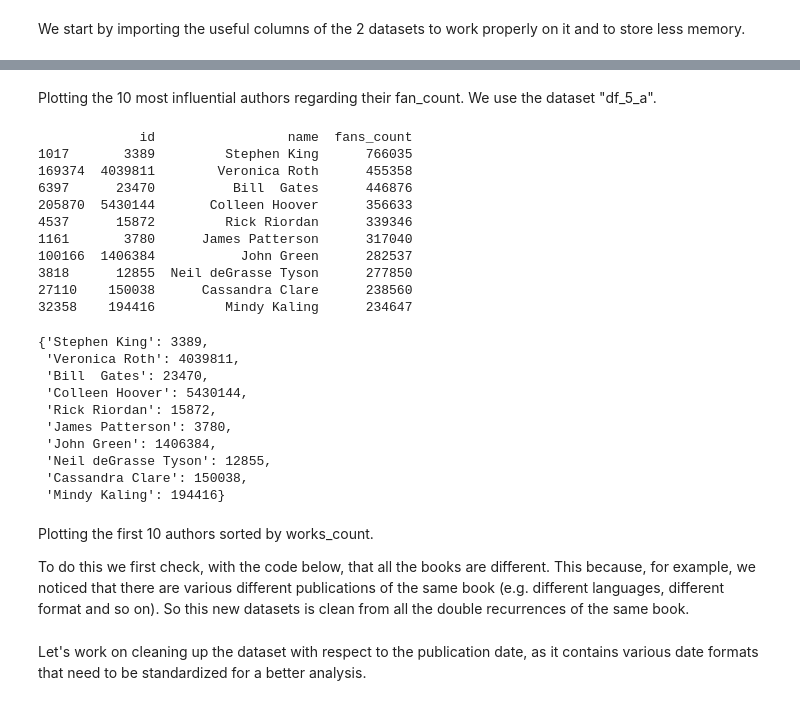
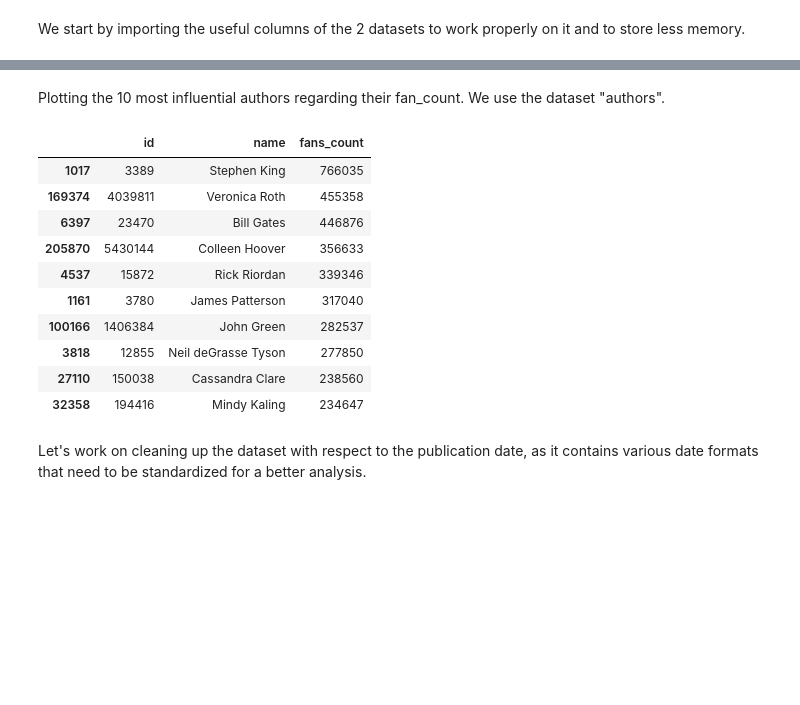
Before and after one commit to RiccardoCorr/ADM_HW_2, a Jupyter notebook: hw2.ipynb, the cells around one changed output, grey strips where cells are left out. Drawn from its saved outputs; the diff is of its cells as text; code cells hidden in the pictures; blank space fills up the shorter version.

```diff
--- a/hw2.ipynb
+++ b/hw2.ipynb
@@ -96,45 +114,31 @@ df_5_b = pd.concat(dfs, ignore_index = True)
 # %% [markdown]
-Plotting the 10 most influential authors regarding their fan_count. We use the dataset "df_5_a".
+Plotting the 10 most influential authors regarding their fan_count. We use the dataset "authors".
 # %%
-df_sorted_fc = df_5_a.sort_values(by=df_5_a.columns[11], ascending = False)
+df_sorted_fc = authors.sort_values(by=authors.columns[11], ascending = False)
 
 fc_columns = df_sorted_fc.iloc[:, [6, 7, 11]]
 
-print(fc_columns.head(10)) # to print only the first 10.
 
 most_influent_authors = dict()
 count = 0
 
 for i, j in zip(fc_columns["name"], fc_columns["id"]):
     most_influent_authors[i] = j
     count += 1
     if count == 10:
         break
 
 most_influent_authors
+fc_columns.head(10) # to print only the first 10.
 # %% [output]
-             id                 name  fans_count
-1017       3389         Stephen King      766035
-169374  4039811        Veronica Roth      455358
-6397      23470          Bill  Gates      446876
-205870  5430144       Colleen Hoover      356633
-4537      15872         Rick Riordan      339346
-1161       3780      James Patterson      317040
-100166  1406384           John Green      282537
-3818      12855  Neil deGrasse Tyson      277850
-27110    150038      Cassandra Clare      238560
-32358    194416         Mindy Kaling      234647
-{'Stephen King': 3389,
- 'Veronica Roth': 4039811,
- 'Bill  Gates': 23470,
- 'Colleen Hoover': 5430144,
- 'Rick Riordan': 15872,
- 'James Patterson': 3780,
- 'John Green': 1406384,
- 'Neil deGrasse Tyson': 12855,
- 'Cassandra Clare': 150038,
- 'Mindy Kaling': 194416}
+|  | id | name | fans_count |
+| 1017 | 3389 | Stephen King | 766035 |
+| 169374 | 4039811 | Veronica Roth | 455358 |
+| 6397 | 23470 | Bill Gates | 446876 |
+| 205870 | 5430144 | Colleen Hoover | 356633 |
+| 4537 | 15872 | Rick Riordan | 339346 |
+| 1161 | 3780 | James Patterson | 317040 |
+| 100166 | 1406384 | John Green | 282537 |
+| 3818 | 12855 | Neil deGrasse Tyson | 277850 |
+| 27110 | 150038 | Cassandra Clare | 238560 |
+| 32358 | 194416 | Mindy Kaling | 234647 |
-# %% [markdown]
-Plotting the first 10 authors sorted by works_count.
-
-To do this we first check, with the code below, that all the books are different. This because, for example, we noticed that there are various different publications of the same book (e.g. different languages, different format and so on). So this new datasets is clean from all the double recurrences of the same book.
```
Also changed, not shown: parts of 35 cells of this notebook.
